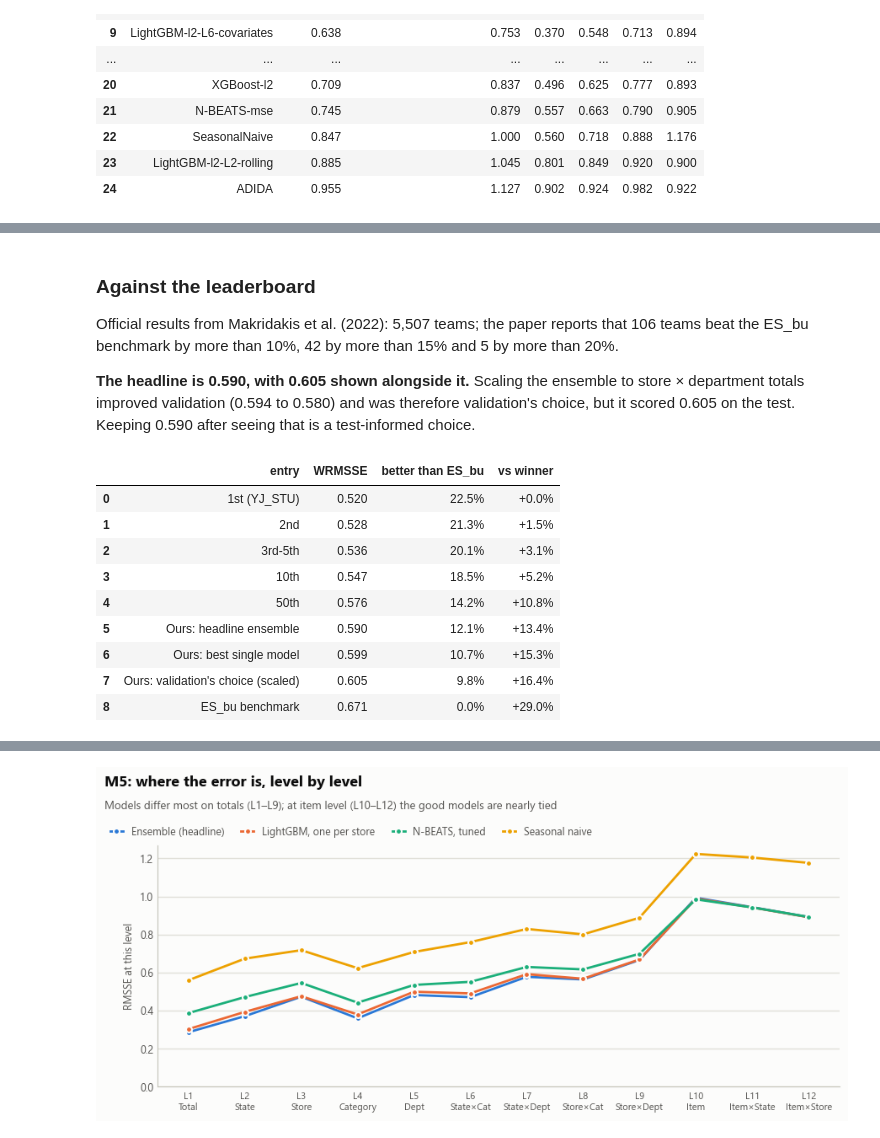
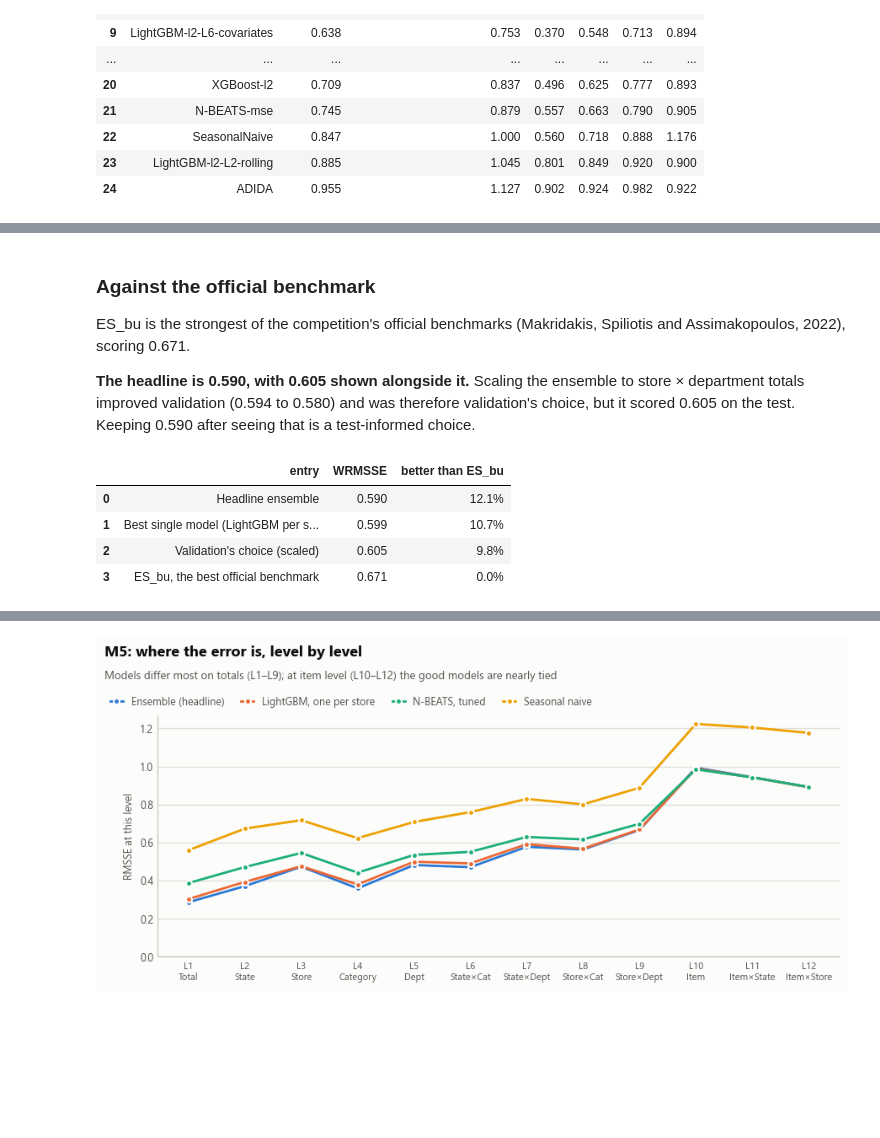
Before and after one commit to Ananth170404/retail-demand-forecasting-benchmark, a Jupyter notebook: notebooks/03_results.ipynb, the cells around one changed output, grey strips where cells are left out. Cells and saved outputs as stored; diff of their text form; code cells hidden in the pictures; blank space fills up the shorter version.

Commit message:
Notebook 3: compare M5 with the official ES_bu benchmark, as in the README
Co-Authored-By: Claude Opus 5.5 <noreply@anthropic.com>

```diff
--- a/notebooks/03_results.ipynb
+++ b/notebooks/03_results.ipynb
@@ -63,49 +63,35 @@ plots.m5_leaderboard(m5, mf.M5_NAMES);
 # %% [markdown]
-### Against the leaderboard
+### Against the official benchmark
 
-Official results from Makridakis et al. (2022): 5,507 teams; the paper reports that 106 teams
-beat the ES_bu benchmark by more than 10%, 42 by more than 15% and 5 by more than 20%.
+ES_bu is the strongest of the competition's official benchmarks (Makridakis, Spiliotis and
+Assimakopoulos, 2022), scoring 0.671.
 
 **The headline is 0.590, with 0.605 shown alongside it.** Scaling the ensemble to store ×
 department totals improved validation (0.594 to 0.580) and was therefore validation's choice,
 but it scored 0.605 on the test. Keeping 0.590 after seeing that is a test-informed choice.
 # %%
-leaders = pd.DataFrame(
-    [
-        ("1st (YJ_STU)", 0.520),
-        ("2nd", 0.528),
-        ("3rd-5th", 0.536),
-        ("10th", 0.547),
-        ("50th", 0.576),
-        ("ES_bu benchmark", 0.671),
-    ],
-    columns=["entry", "WRMSSE"],
+benchmark = pd.DataFrame(
+    [("ES_bu, the best official benchmark", 0.671)], columns=["entry", "WRMSSE"]
 )
 ours = m5.set_index("model").loc[
     ["Ensemble-3w-winner", "Ensemble-3w-reconciled", "LightGBM-store"], "WRMSSE"
 ]
 ours = pd.DataFrame(
     {
         "entry": [
-            "Ours: headline ensemble",
-            "Ours: validation's choice (scaled)",
-            "Ours: best single model",
+            "Headline ensemble",
+            "Validation's choice (scaled)",
+            "Best single model (LightGBM per store)",
         ],
         "WRMSSE": ours.to_numpy(),
     }
 )
-board = pd.concat([leaders, ours]).sort_values("WRMSSE").reset_index(drop=True)
+board = pd.concat([ours, benchmark]).sort_values("WRMSSE").reset_index(drop=True)
 board["better than ES_bu"] = (1 - board["WRMSSE"] / 0.671).map("{:.1%}".format)
-board["vs winner"] = (board["WRMSSE"] / 0.520 - 1).map("{:+.1%}".format)
 board.round(3)
 # %% [output]
-|  | entry | WRMSSE | better than ES_bu | vs winner |
-| 0 | 1st (YJ_STU) | 0.520 | 22.5% | +0.0% |
-| 1 | 2nd | 0.528 | 21.3% | +1.5% |
-| 2 | 3rd-5th | 0.536 | 20.1% | +3.1% |
-| 3 | 10th | 0.547 | 18.5% | +5.2% |
-| 4 | 50th | 0.576 | 14.2% | +10.8% |
-| 5 | Ours: headline ensemble | 0.590 | 12.1% | +13.4% |
-| 6 | Ours: best single model | 0.599 | 10.7% | +15.3% |
-| 7 | Ours: validation's choice (scaled) | 0.605 | 9.8% | +16.4% |
-| 8 | ES_bu benchmark | 0.671 | 0.0% | +29.0% |
+|  | entry | WRMSSE | better than ES_bu |
+| 0 | Headline ensemble | 0.590 | 12.1% |
+| 1 | Best single model (LightGBM per s... | 0.599 | 10.7% |
+| 2 | Validation's choice (scaled) | 0.605 | 9.8% |
+| 3 | ES_bu, the best official benchmark | 0.671 | 0.0% |
```
Also changed, not shown: parts of 5 cells of this notebook.
